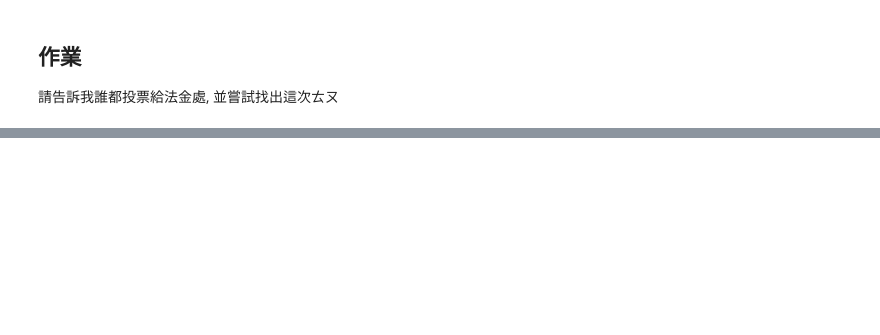
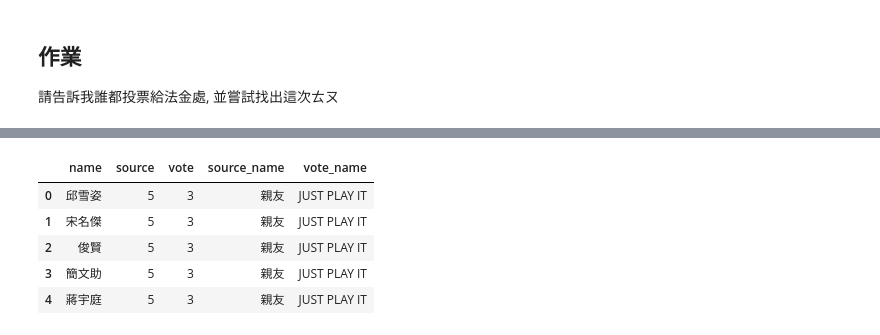
Before and after one commit to ntuaha/Esun_Tutor, a Jupyter notebook: courses/20170806.ipynb, the cells around one changed output, grey strips where cells are left out. Cells and saved outputs as stored; diff of their text form; code cells hidden in the pictures; blank space fills up the shorter version.

```diff
--- a/courses/20170806.ipynb
+++ b/courses/20170806.ipynb
@@ -38,0 +193,11 @@ for facebook_id in r.json()['votes']:
+# %%
+IT.columns = ['vote_name','vote']
+d2 = pd.merge(d1,IT,on='vote')
+d2.head()
+# %% [output]
+|  | name | source | vote | source_name | vote_name |
+| 0 | 邱雪姿 | 5 | 3 | 親友 | JUST PLAY IT |
+| 1 | 宋名傑 | 5 | 3 | 親友 | JUST PLAY IT |
+| 2 | 俊賢 | 5 | 3 | 親友 | JUST PLAY IT |
+| 3 | 簡文助 | 5 | 3 | 親友 | JUST PLAY IT |
+| 4 | 蔣宇庭 | 5 | 3 | 親友 | JUST PLAY IT |
```
Also changed, not shown: parts of 26 cells of this notebook, 1 other file.
